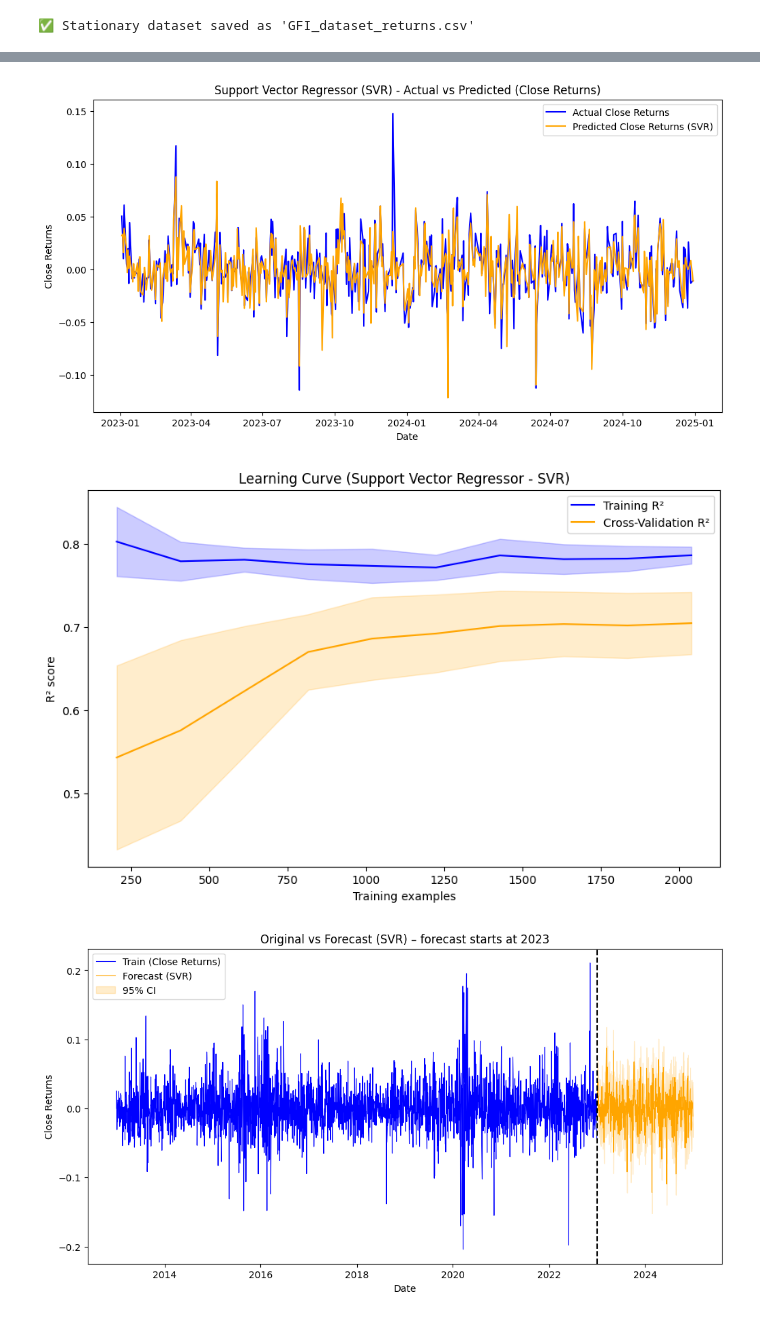
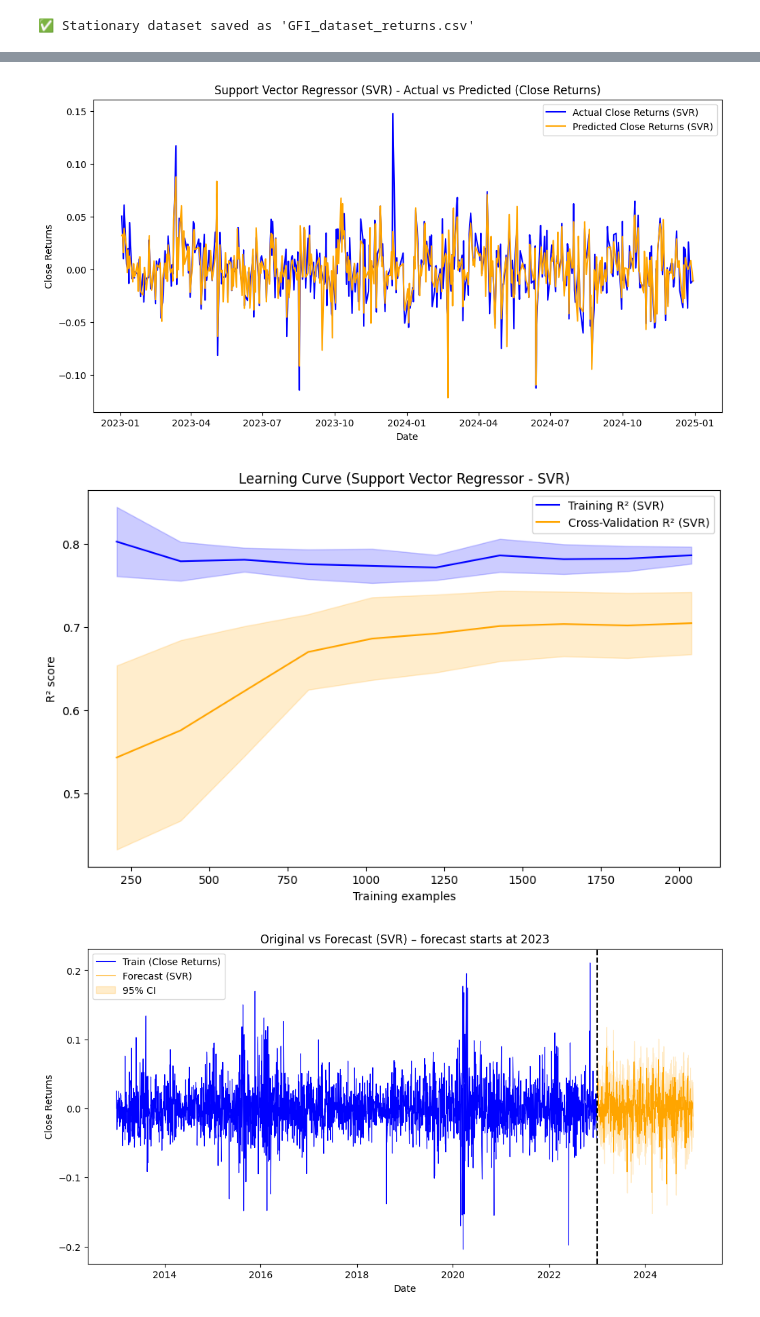
Before and after one commit to Deleon57/EDAR-REGRESSION, a Jupyter notebook: SVM1.ipynb, the cells around one changed output, grey strips where cells are left out. Saved outputs shown, nothing was run; the diff lists cells and outputs as text; code cells hidden in the pictures.

```diff
--- a/SVM1.ipynb
+++ b/SVM1.ipynb
@@ -205,12 +206,12 @@ NameError: name 'X_train_scaled' is not defined
 # %%
-# ==============================
-# Visualise Actual vs Predicted
-# ==============================
+# ===============================
+# Visualise Actual vs Predicted (SVR)
+# ===============================
 import matplotlib.pyplot as plt
 
-plt.figure(figsize=(12,6))
-plt.plot(y_test.index, y_test, label="Actual Close Returns", color="blue")
-plt.plot(y_test.index, y_pred, label="Predicted Close Returns (SVR)", color="orange")
+plt.figure(figsize=(12, 6))
+plt.plot(y_test_SVR.index, y_test_SVR, label="Actual Close Returns (SVR)", color="blue")
+plt.plot(y_test_SVR.index, y_pred_SVR, label="Predicted Close Returns (SVR)", color="orange")
 
 plt.title("Support Vector Regressor (SVR) - Actual vs Predicted (Close Returns)")
 plt.xlabel("Date")
@@ -218,54 +219,54 @@ plt.ylabel("Close Returns")
 plt.legend()
 plt.show()
 # %% [output]
-[figure, old version]
+[figure, new version]
 # %%
 import numpy as np
 import matplotlib.pyplot as plt
 from sklearn.model_selection import learning_curve
 from sklearn.svm import SVR
 
-# ==============================
+# ===============================
 # Define SVR model
-# ==============================
-svr_model = SVR(kernel='rbf', C=100, gamma=0.1, epsilon=0.1)
+# ===============================
+svr_model_SVR = SVR(kernel='rbf', C=100, gamma=0.1, epsilon=0.1)
 
-# ==============================
-# Generate learning curve (use scaled data)
-# ==============================
-train_sizes, train_scores, test_scores = learning_curve(
-    estimator=svr_model,
-    X=X_train_scaled,   # use scaled X
-    y=y_train_scaled,   # use scaled y
-    cv=5,               # 5-fold cross validation
-    scoring="r2",       # use R² score
+# ===============================
+# Generate learning curve (using scaled SVR data)
+# ===============================
+train_sizes_SVR, train_scores_SVR, test_scores_SVR = learning_curve(
+    estimator=svr_model_SVR,
+    X=X_train_scaled_SVR,      # scaled features
+    y=y_train_scaled_SVR,      # scaled target
+    cv=5,                      # 5-fold cross validation
+    scoring="r2",              # use R² score
     train_sizes=np.linspace(0.1, 1.0, 10),
     n_jobs=-1
 )
 
-# ==============================
+# ===============================
 # Calculate mean and std
-# ==============================
-train_mean = np.mean(train_scores, axis=1)
-train_std = np.std(train_scores, axis=1)
-test_mean = np.mean(test_scores, axis=1)
-test_std = np.std(test_scores, axis=1)
+# ===============================
+train_mean_SVR = np.mean(train_scores_SVR, axis=1)
+train_std_SVR = np.std(train_scores_SVR, axis=1)
+test_mean_SVR = np.mean(test_scores_SVR, axis=1)
+test_std_SVR = np.std(test_scores_SVR, axis=1)
 
-# ==============================
+# ===============================
 # Plot Learning Curve
-# ==============================
-plt.figure(figsize=(10,6))
-plt.plot(train_sizes, train_mean, label="Training R²", color="blue")
-plt.plot(train_sizes, test_mean, label="Cross-Validation R²", color="orange")
+# ===============================
+plt.figure(figsize=(10, 6))
+plt.plot(train_sizes_SVR, train_mean_SVR, label="Training R² (SVR)", color="blue")
+plt.plot(train_sizes_SVR, test_mean_SVR, label="Cross-Validation R² (SVR)", color="orange")
 
-plt.fill_between(train_sizes, train_mean-train_std, train_mean+train_std, alpha=0.2, color="blue")
-plt.fill_between(train_sizes, test_mean-test_std, test_mean+test_std, alpha=0.2, color="orange")
+plt.fill_between(train_sizes_SVR, train_mean_SVR-train_std_SVR, train_mean_SVR+train_std_SVR, alpha=0.2, color="blue")
+plt.fill_between(train_sizes_SVR, test_mean_SVR-test_std_SVR, test_mean_SVR+test_std_SVR, alpha=0.2, color="orange")
 
 plt.title("Learning Curve (Support Vector Regressor - SVR)")
 plt.xlabel("Training examples")
 plt.ylabel("R² score")
 plt.legend(loc="best")
 plt.show()
 # %% [output]
-[figure, old version]
+[figure, new version]
 # %%
```
Also changed, not shown: parts of 6 cells of this notebook.
